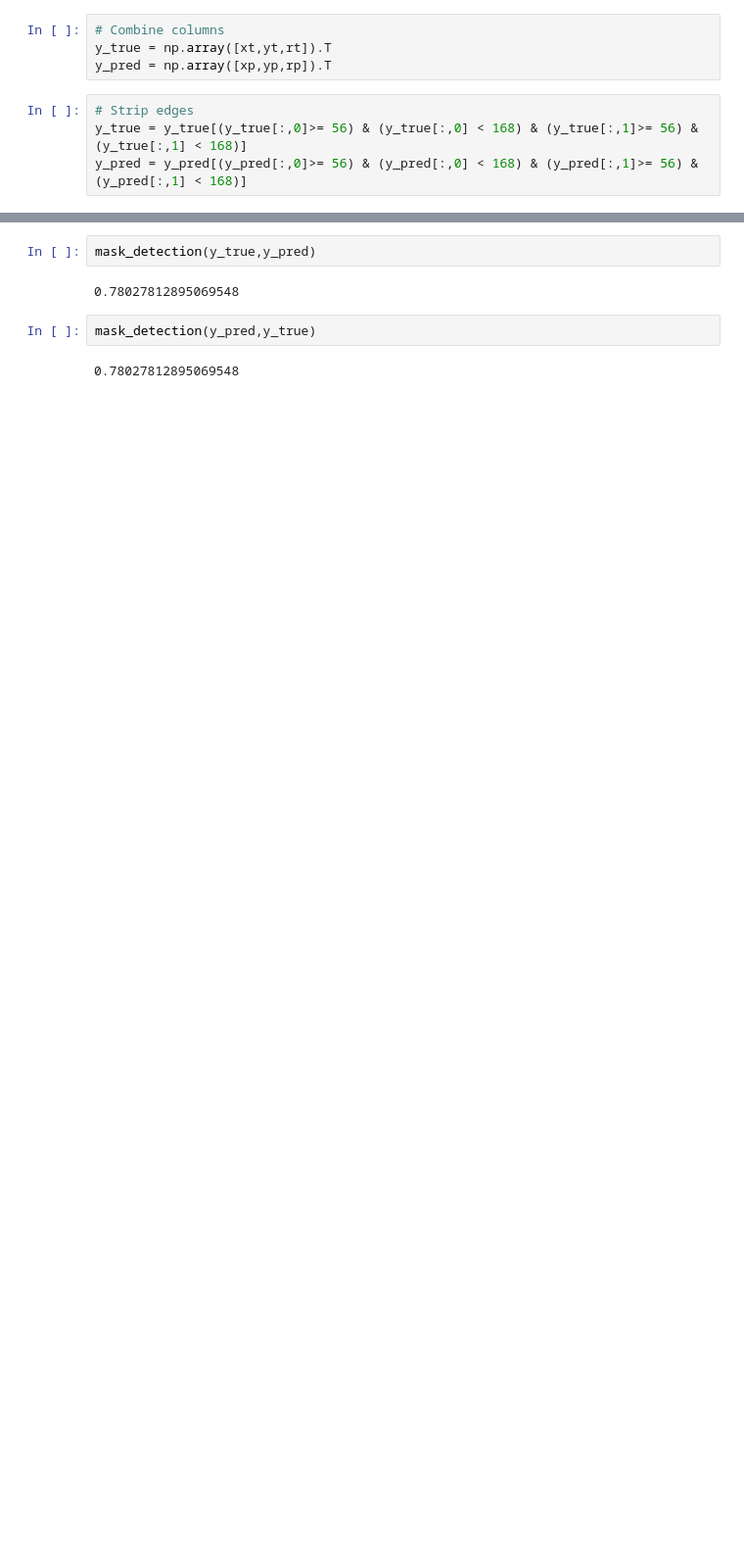
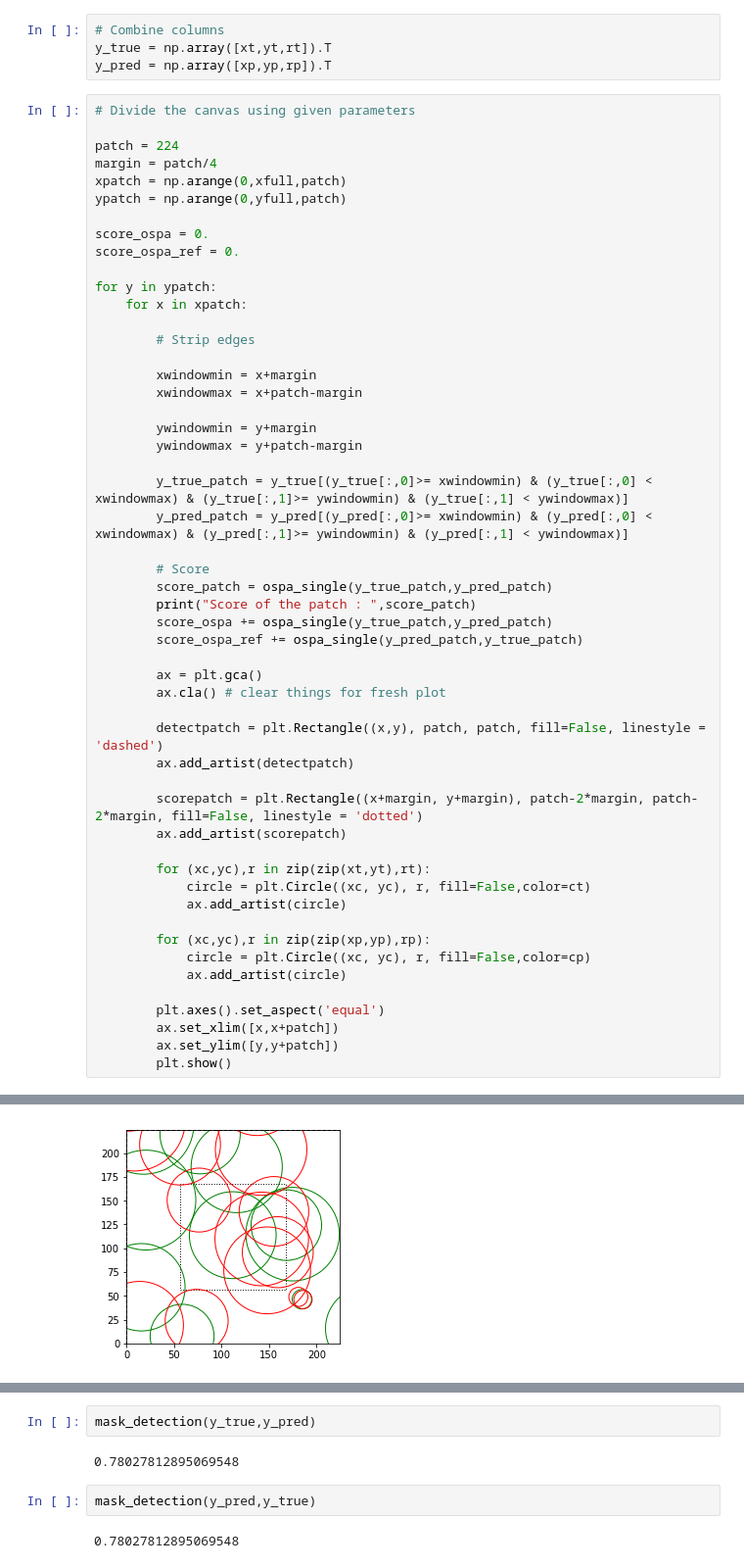
Before and after one commit to yetkinyilmaz/mars_craters, a Jupyter notebook: simulate_craters.ipynb, the cells around one changed output, grey strips where cells are left out. Shown at 98% size. Saved outputs shown, nothing was run; the diff lists cells and outputs as text; blank space fills up the shorter version.

```diff
--- a/simulate_craters.ipynb
+++ b/simulate_craters.ipynb
@@ -69,7 +75,56 @@ plt.show()
 # Combine columns
 y_true = np.array([xt,yt,rt]).T
 y_pred = np.array([xp,yp,rp]).T
-# %%
-# Strip edges
-y_true = y_true[(y_true[:,0]>= 56) & (y_true[:,0] < 168) & (y_true[:,1]>= 56) & (y_true[:,1] < 168)]
-y_pred = y_pred[(y_pred[:,0]>= 56) & (y_pred[:,0] < 168) & (y_pred[:,1]>= 56) & (y_pred[:,1] < 168)]
+# %%
+# Divide the canvas using given parameters
+
+patch = 224
+margin = patch/4
+xpatch = np.arange(0,xfull,patch)
+ypatch = np.arange(0,yfull,patch)
+
+score_ospa = 0.
+score_ospa_ref = 0.
+
+for y in ypatch:
+    for x in xpatch:
+
+        # Strip edges
+
+        xwindowmin = x+margin
+        xwindowmax = x+patch-margin
+
+        ywindowmin = y+margin
+        ywindowmax = y+patch-margin
+
+        y_true_patch = y_true[(y_true[:,0]>= xwindowmin) & (y_true[:,0] < xwindowmax) & (y_true[:,1]>= ywindowmin) & (y_true[:,1] < ywindowmax)]
+        y_pred_patch = y_pred[(y_pred[:,0]>= xwindowmin) & (y_pred[:,0] < xwindowmax) & (y_pred[:,1]>= ywindowmin) & (y_pred[:,1] < ywindowmax)]
+
+        # Score
+        score_patch = ospa_single(y_true_patch,y_pred_patch)
+        print("Score of the patch : ",score_patch)
+        score_ospa += ospa_single(y_true_patch,y_pred_patch)
+        score_ospa_ref += ospa_single(y_pred_patch,y_true_patch)
+
+        ax = plt.gca()
+        ax.cla() # clear things for fresh plot
+
+        detectpatch = plt.Rectangle((x,y), patch, patch, fill=False, linestyle = 'dashed')
+        ax.add_artist(detectpatch)
+
+        scorepatch = plt.Rectangle((x+margin, y+margin), patch-2*margin, patch-2*margin, fill=False, linestyle = 'dotted')
+        ax.add_artist(scorepatch)
+
+        for (xc,yc),r in zip(zip(xt,yt),rt):
+            circle = plt.Circle((xc, yc), r, fill=False,color=ct)
+            ax.add_artist(circle)
+
+        for (xc,yc),r in zip(zip(xp,yp),rp):
+            circle = plt.Circle((xc, yc), r, fill=False,color=cp)
+            ax.add_artist(circle)
+
+        plt.axes().set_aspect('equal')
+        ax.set_xlim([x,x+patch])
+        ax.set_ylim([y,y+patch])
+        plt.show()
+# %% [output]
@@ -75,0 +132 @@ y_pred = y_pred[(y_pred[:,0]>= 56) & (y_pred[:,0] < 168) & (y_pred[:,1]>= 56) &
+[figure, added]
```
Also changed, not shown: parts of 12 cells of this notebook, 1 other file.
